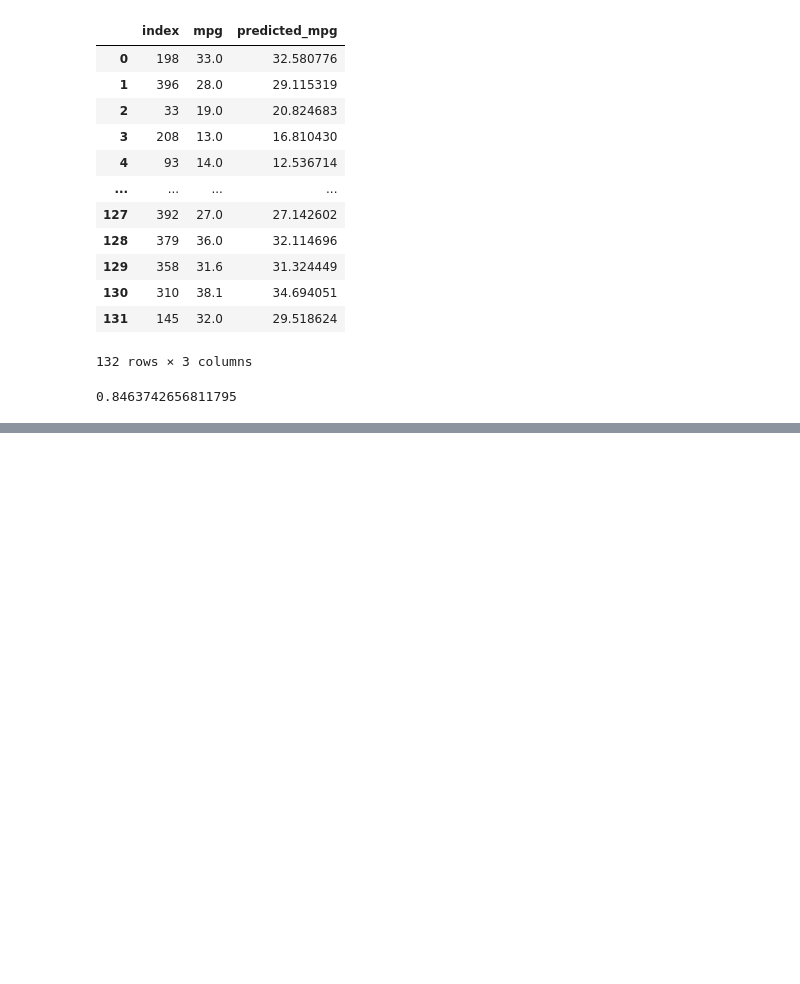
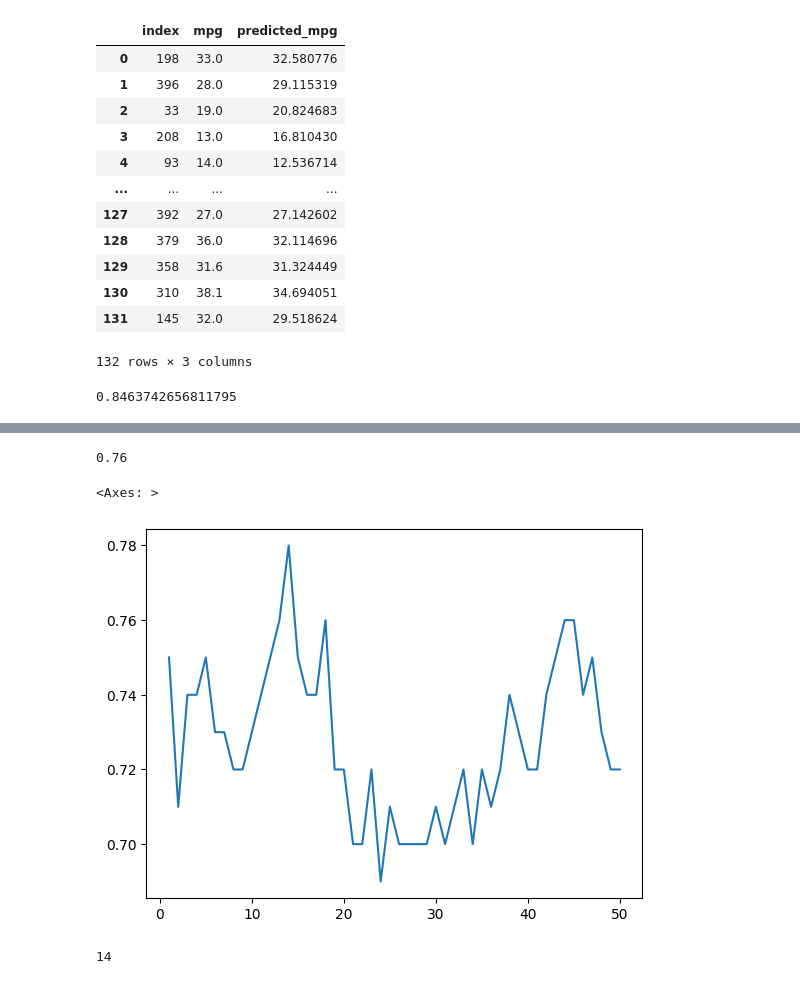
Before and after one commit to infohata/course-python-basic, a Jupyter notebook: PTU16_live/ml_linreg.ipynb, the cells around one changed output, grey strips where cells are left out. Cells and saved outputs as stored; diff of their text form; code cells hidden in the pictures; blank space fills up the shorter version.

```diff
--- a/PTU16_live/ml_linreg.ipynb
+++ b/PTU16_live/ml_linreg.ipynb
@@ -212,0 +387,33 @@ linreg.score(test_queries, test_answers)
+# %%
+from sklearn.neighbors import KNeighborsClassifier
+scaled_train_queries, scaled_test_queries, scaled_train_answers, scaled_test_answers = \
+train_test_split(scaled_log_df, logreg_answers, test_size=0.25, random_state=2048)
+knc = KNeighborsClassifier(n_neighbors=13).fit(scaled_train_queries, scaled_train_answers)
+knc.score(scaled_test_queries, scaled_test_answers)
+# %% [output]
+0.76
+# %%
+def find_optimal(max_neighbours, train_q, train_a, test_q, test_a):
+    score_list = []
+    for i in range(max_neighbours):
+        result = KNeighborsClassifier(n_neighbors = i+1).fit(train_q, train_a)
+        score_list.append(result.score(test_q, test_a))
+    return score_list
+# %%
+results_knn = pd.Series(
+    find_optimal(
+        50,
+        scaled_train_queries,
+        scaled_train_answers,
+        scaled_test_queries,
+        scaled_test_answers
+    ),
+    index=range(1, 51))
+sns.lineplot(results_knn)
+# %% [output]
+<Axes: >
+[figure, added]
+# %%
+results_knn.idxmax()
+# %% [output]
+14
```
Also changed, not shown: parts of 16 cells of this notebook.
